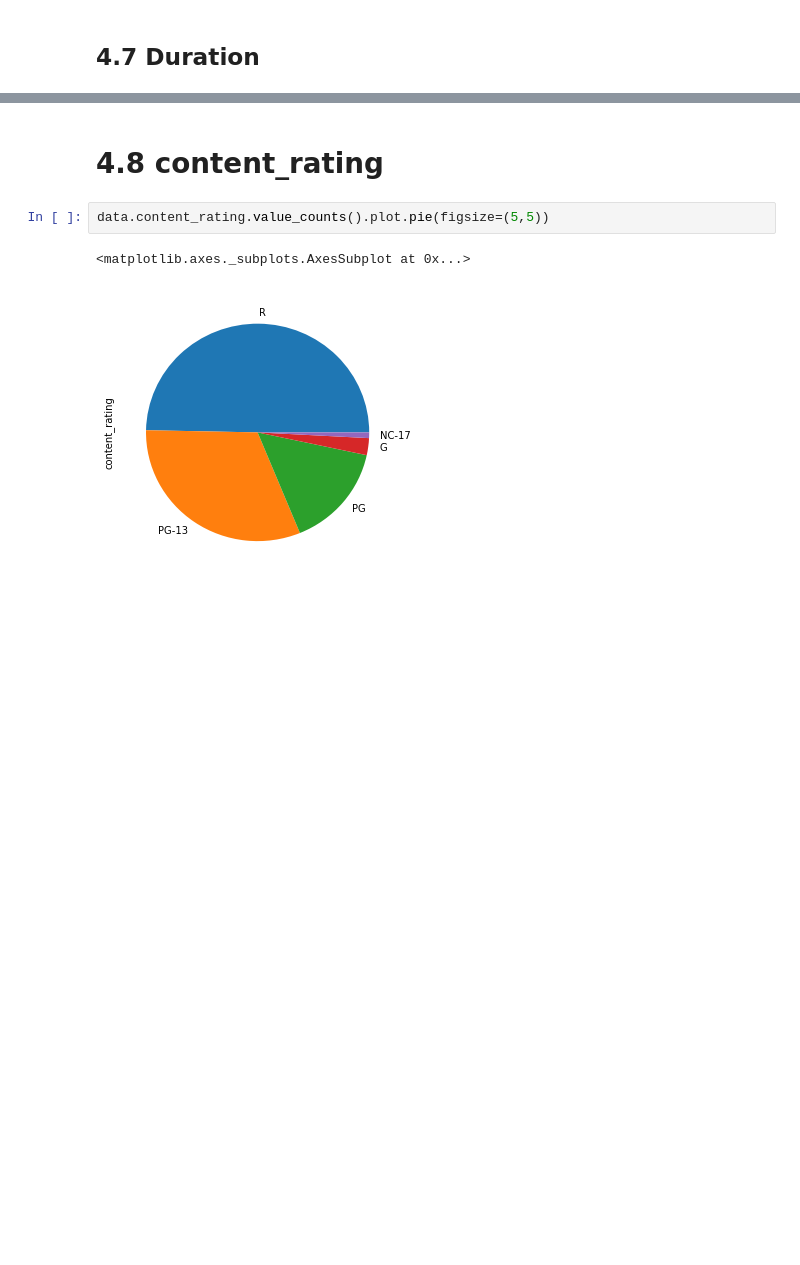
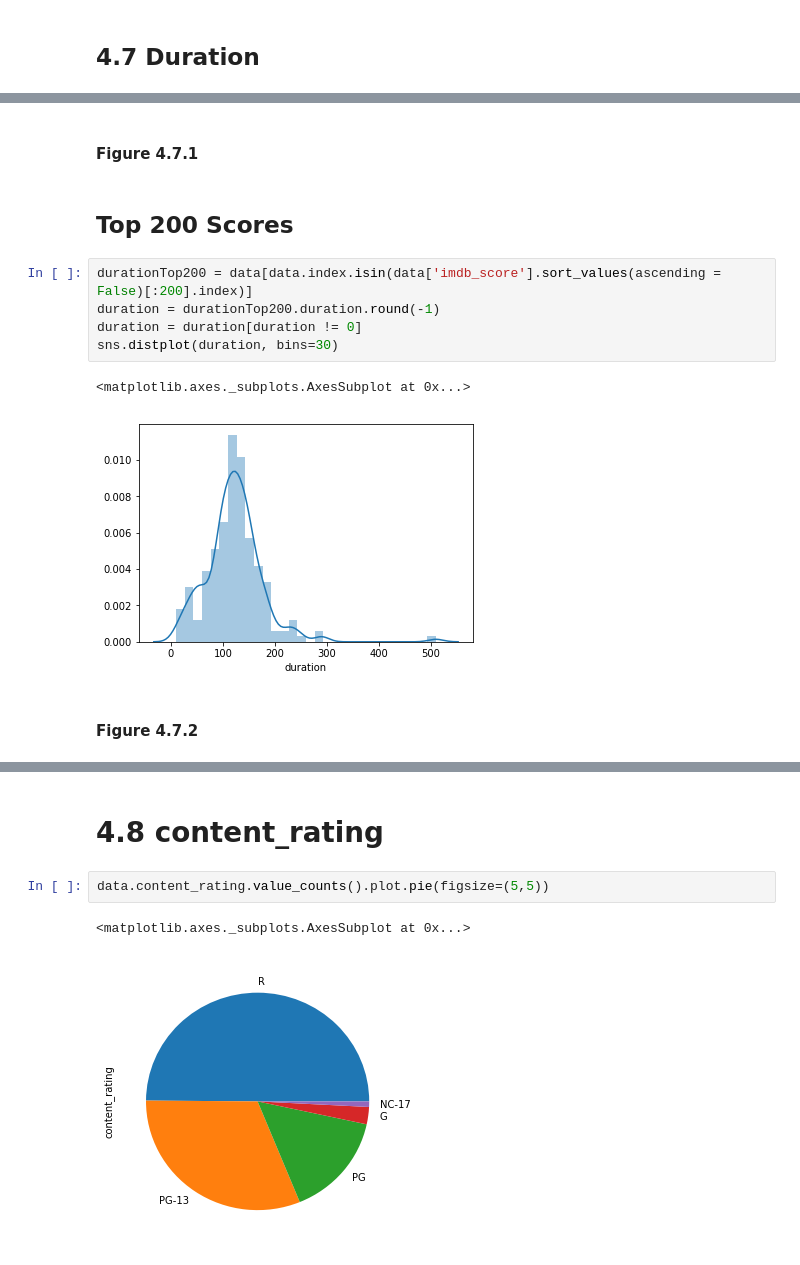
Before and after one commit to wensu425/Cogs108_Movie_Prediction, a Jupyter notebook: Movie_prediction.ipynb, the cells around one changed output, grey strips where cells are left out. Drawn from its saved outputs; the diff is of its cells as text; blank space fills up the shorter version.

```diff
--- a/Movie_prediction.ipynb
+++ b/Movie_prediction.ipynb
@@ -704,0 +707,14 @@ sns.distplot(duration, bins=30)
+# %% [markdown]
+#### Figure 4.7.1
+# %% [markdown]
+## Top 200 Scores
+# %%
+durationTop200 = data[data.index.isin(data['imdb_score'].sort_values(ascending = False)[:200].index)]
+duration = durationTop200.duration.round(-1)
+duration = duration[duration != 0]
+sns.distplot(duration, bins=30)
+# %% [output]
+<matplotlib.axes._subplots.AxesSubplot at 0x...>
+[figure, added]
+# %% [markdown]
+#### Figure 4.7.2
```
Also changed, not shown: parts of 52 cells of this notebook.
